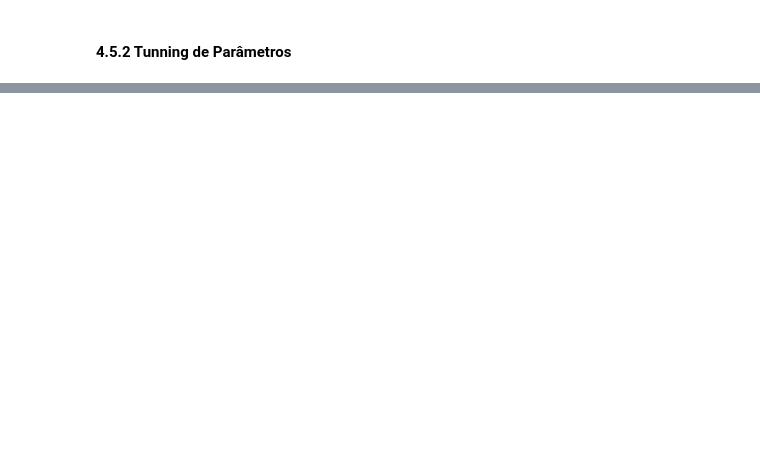
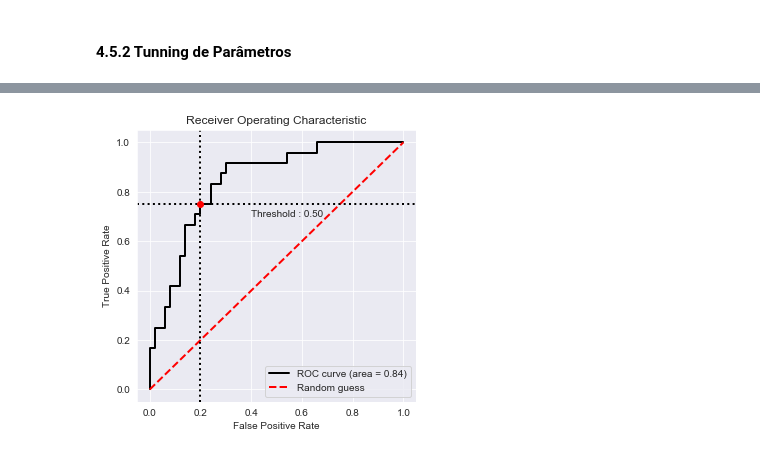
Before and after one commit to claytonrm/AnalisePreditivaSuicidio, a Jupyter notebook: AnalisePreditivaSuicidio.ipynb, the cells around one changed output, grey strips where cells are left out. Cells and saved outputs as stored; diff of their text form; code cells hidden in the pictures; blank space fills up the shorter version.

```diff
--- a/AnalisePreditivaSuicidio.ipynb
+++ b/AnalisePreditivaSuicidio.ipynb
@@ -836,0 +1485,7 @@ for key, classifier in classifiers_v5.items():
+# %%
+svcbe = classifiers_v5['SVC'].best_estimator_
+
+predicted_y_proba = svcbe.predict_proba(X_test_v2)[:, 1]
+predicted_y = svcbe.predict(X_test_v2)
+
+svcbe_mc = confusion_matrix(y_test, predicted_y)
@@ -836,0 +1503,4 @@ for key, classifier in classifiers_v5.items():
+# %%
+plot_roc_curve(y_test, predicted_y_proba, 'roc_curve_svcbe.png')
+# %% [output]
+[figure, added]
```
Also changed, not shown: parts of 78 cells of this notebook.
